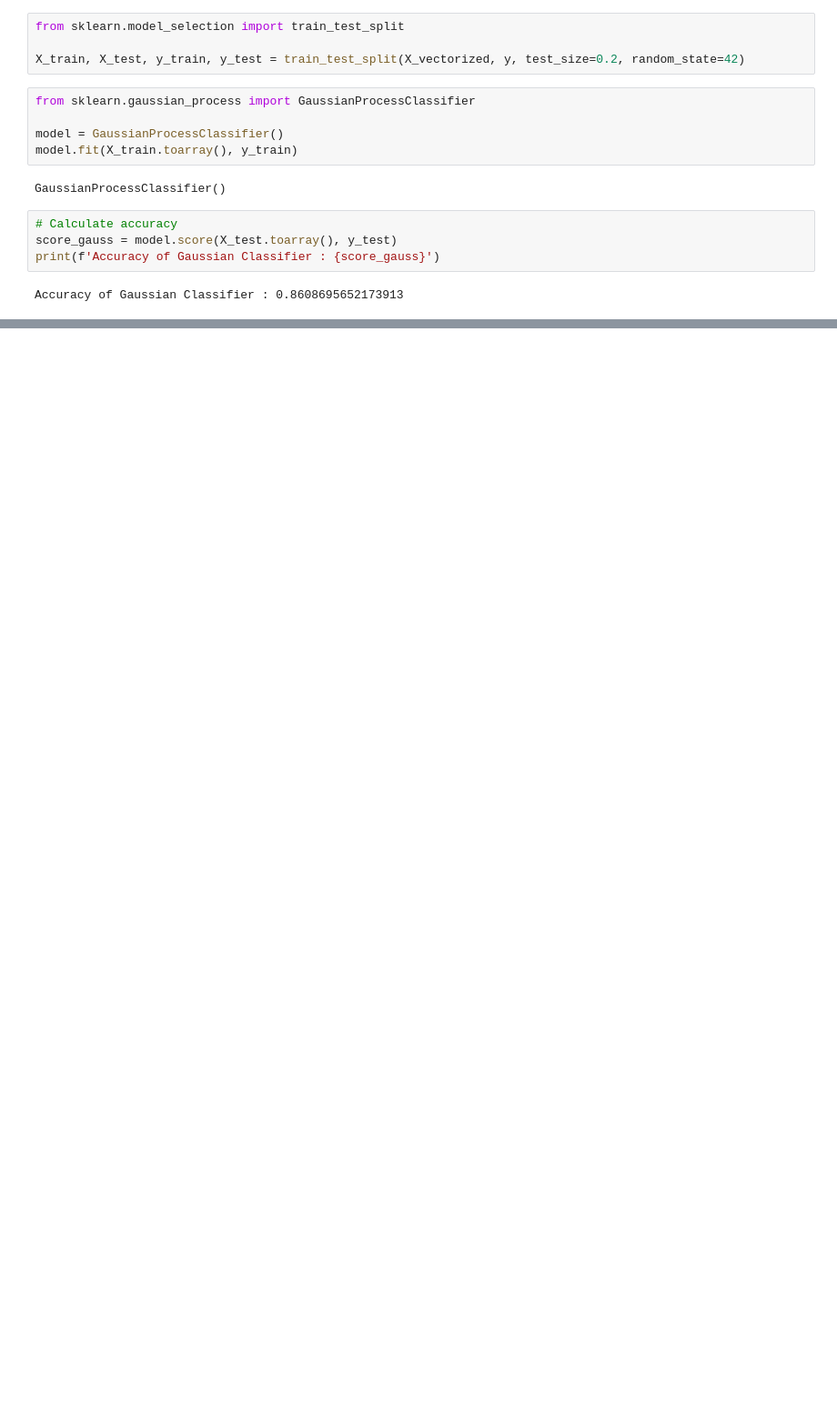
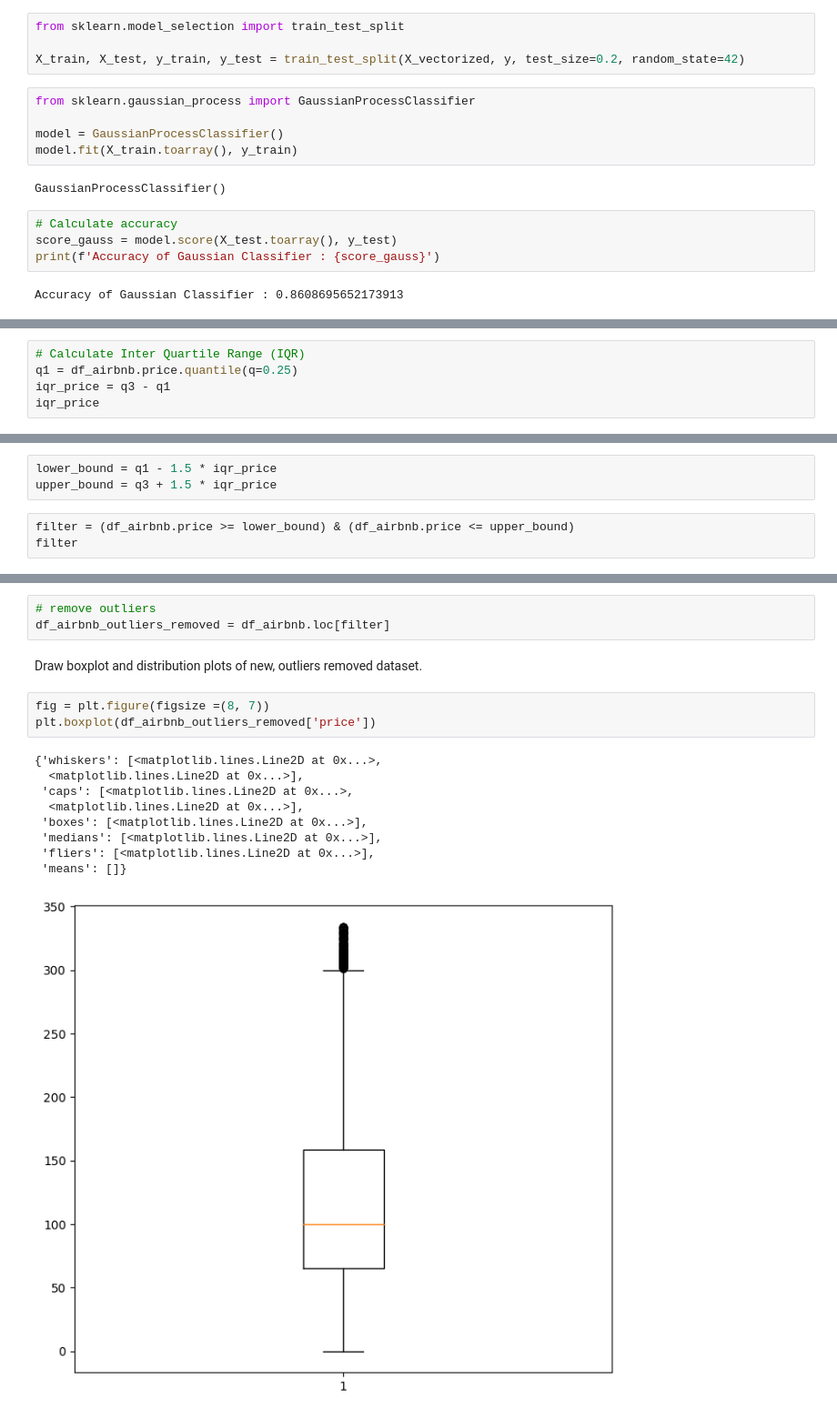
Before and after one commit to aaiml/CSCN8000-lab-submissions, a Jupyter notebook: students-submissions/8815048/Lab2.ipynb, the cells around one changed output, grey strips where cells are left out. Shown at 91% size. Drawn from its saved outputs; the diff is of its cells as text; blank space fills up the shorter version.

```diff
--- a/students-submissions/8815048/Lab2.ipynb
+++ b/students-submissions/8815048/Lab2.ipynb
@@ -174,0 +265,5 @@ df_airbnb = pd.read_csv('..\..\practical_labs\AB_NYC_2019.csv')
+# %%
+# Calculate Inter Quartile Range (IQR)
+q1 = df_airbnb.price.quantile(q=0.25)
+iqr_price = q3 - q1
+iqr_price
@@ -174,0 +291,6 @@ df_airbnb = pd.read_csv('..\..\practical_labs\AB_NYC_2019.csv')
+# %%
+lower_bound = q1 - 1.5 * iqr_price
+upper_bound = q3 + 1.5 * iqr_price
+# %%
+filter = (df_airbnb.price >= lower_bound) & (df_airbnb.price <= upper_bound)
+filter
@@ -174,0 +310,18 @@ df_airbnb = pd.read_csv('..\..\practical_labs\AB_NYC_2019.csv')
+# %%
+# remove outliers
+df_airbnb_outliers_removed = df_airbnb.loc[filter]
+# %% [markdown]
+Draw boxplot and distribution plots of new, outliers removed dataset.
+# %%
+fig = plt.figure(figsize =(8, 7))
+plt.boxplot(df_airbnb_outliers_removed['price'])
+# %% [output]
+{'whiskers': [<matplotlib.lines.Line2D at 0x...>,
+  <matplotlib.lines.Line2D at 0x...>],
+ 'caps': [<matplotlib.lines.Line2D at 0x...>,
+  <matplotlib.lines.Line2D at 0x...>],
+ 'boxes': [<matplotlib.lines.Line2D at 0x...>],
+ 'medians': [<matplotlib.lines.Line2D at 0x...>],
+ 'fliers': [<matplotlib.lines.Line2D at 0x...>],
+ 'means': []}
+[figure, added]
```
Also changed, not shown: parts of 43 cells of this notebook.
